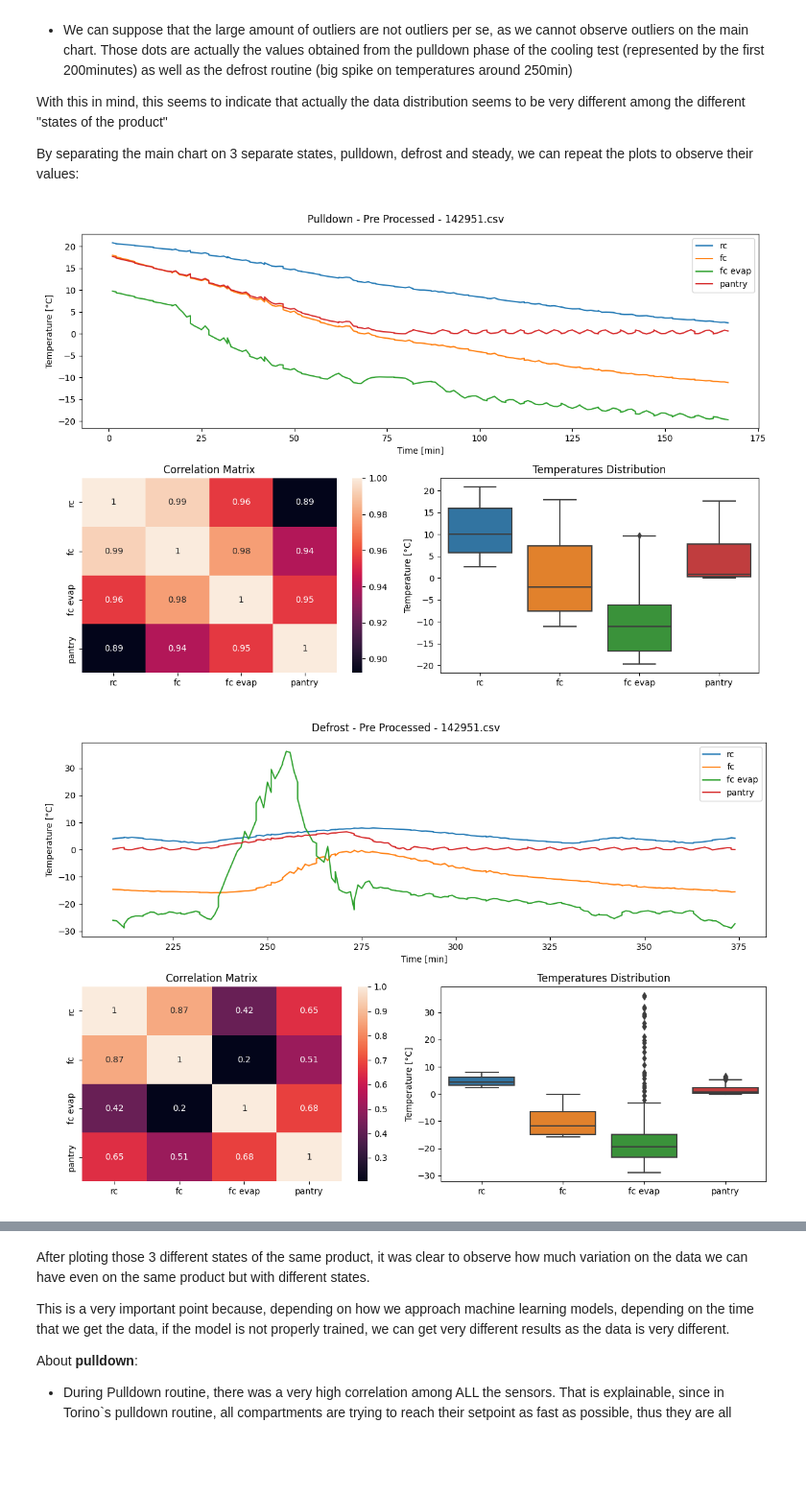
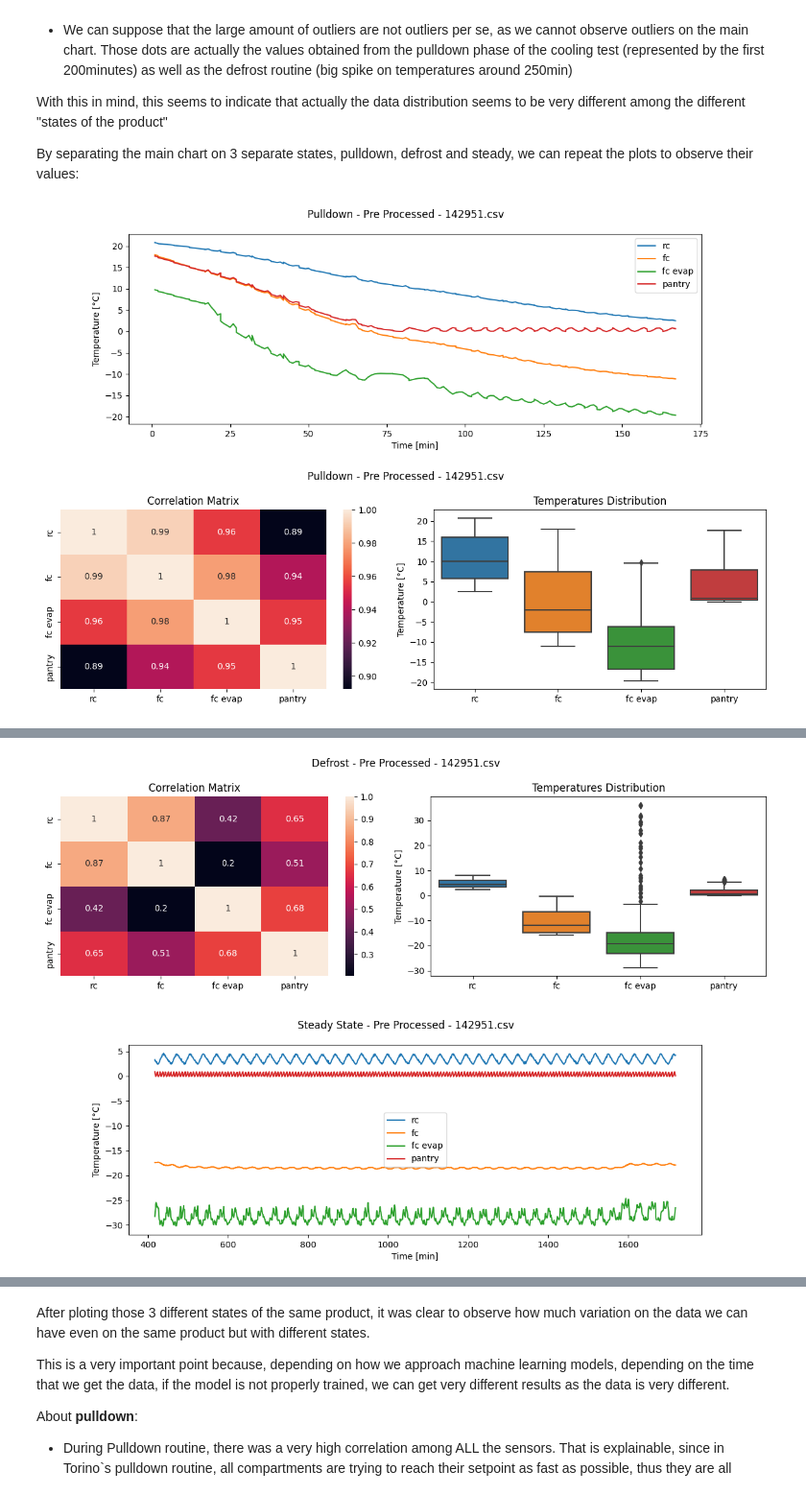
Before and after one commit to jonaseu/AppliedML-Refrigerator_Fault_Detection, a Jupyter notebook: Notebooks/2.EDA-Analyzing_Pre_Processed.ipynb, the cells around one changed output, grey strips where cells are left out. Shown at 96% size. Cells and saved outputs as stored; diff of their text form; code cells hidden in the pictures; blank space fills up the shorter version.

```diff
--- a/Notebooks/2.EDA-Analyzing_Pre_Processed.ipynb
+++ b/Notebooks/2.EDA-Analyzing_Pre_Processed.ipynb
@@ -72,12 +82,17 @@ By separating the main chart on 3 separate states, pulldown, defrost and steady,
 # %%
 #Separating the initial log into sub regions of the different states of the product
 pulldown_log_data = log_data.iloc[:200]
 defrost_log_data = log_data.iloc[250:450]
 steady_state_log_data = log_data.iloc[500:]
 
-RefriPlot_PlotPreprocessedLog(pulldown_log_data,"Pulldown - " + log_name)
-RefriPlot_PlotPreprocessedLog(defrost_log_data,"Defrost - " + log_name)
-RefriPlot_PlotPreprocessedLog(steady_state_log_data,"Steady State - " + log_name)
+RefriPlot_PlotTemperature(pulldown_log_data,"Pulldown - " + log_name)
+RefriPlot_PlotCorrelationAndBoxPlot(pulldown_log_data,"Pulldown - " + log_name)
+
+RefriPlot_PlotTemperature(defrost_log_data,"Defrost - " + log_name)
+RefriPlot_PlotCorrelationAndBoxPlot(defrost_log_data,"Defrost - " + log_name)
+
+RefriPlot_PlotTemperature(steady_state_log_data,"Steady State - " + log_name)
+RefriPlot_PlotCorrelationAndBoxPlot(steady_state_log_data,"Steady State - " + log_name)
 # %% [output]
-[figure, old version]
+[figure, new version]
-[figure, old version]
+[figure, new version]
@@ -84,0 +100,2 @@ RefriPlot_PlotPreprocessedLog(steady_state_log_data,"Steady State - " + log_name
+[figure, added]
+[figure, added]
```
Also changed, not shown: parts of 12 cells of this notebook, 29 other files.
